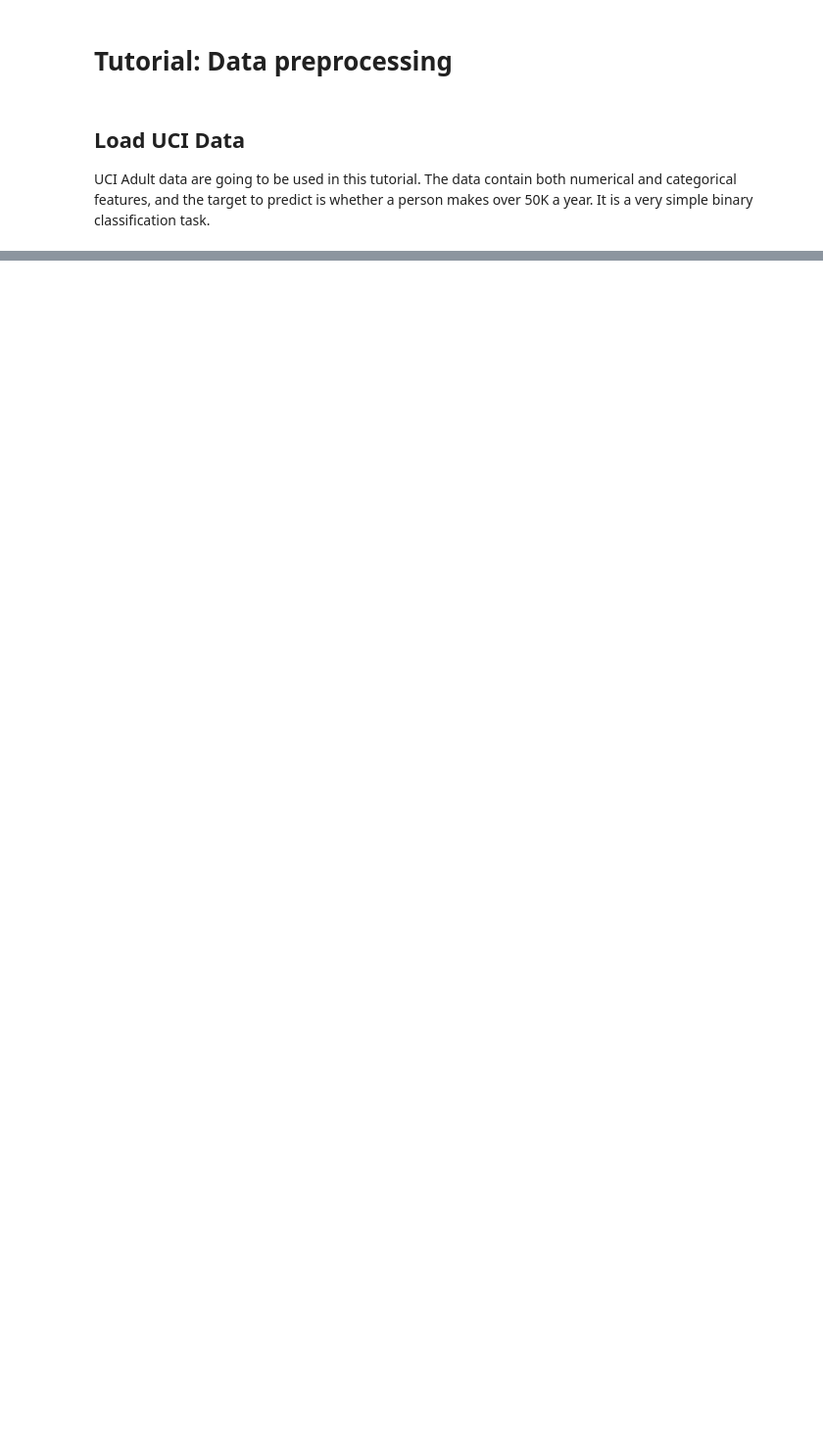
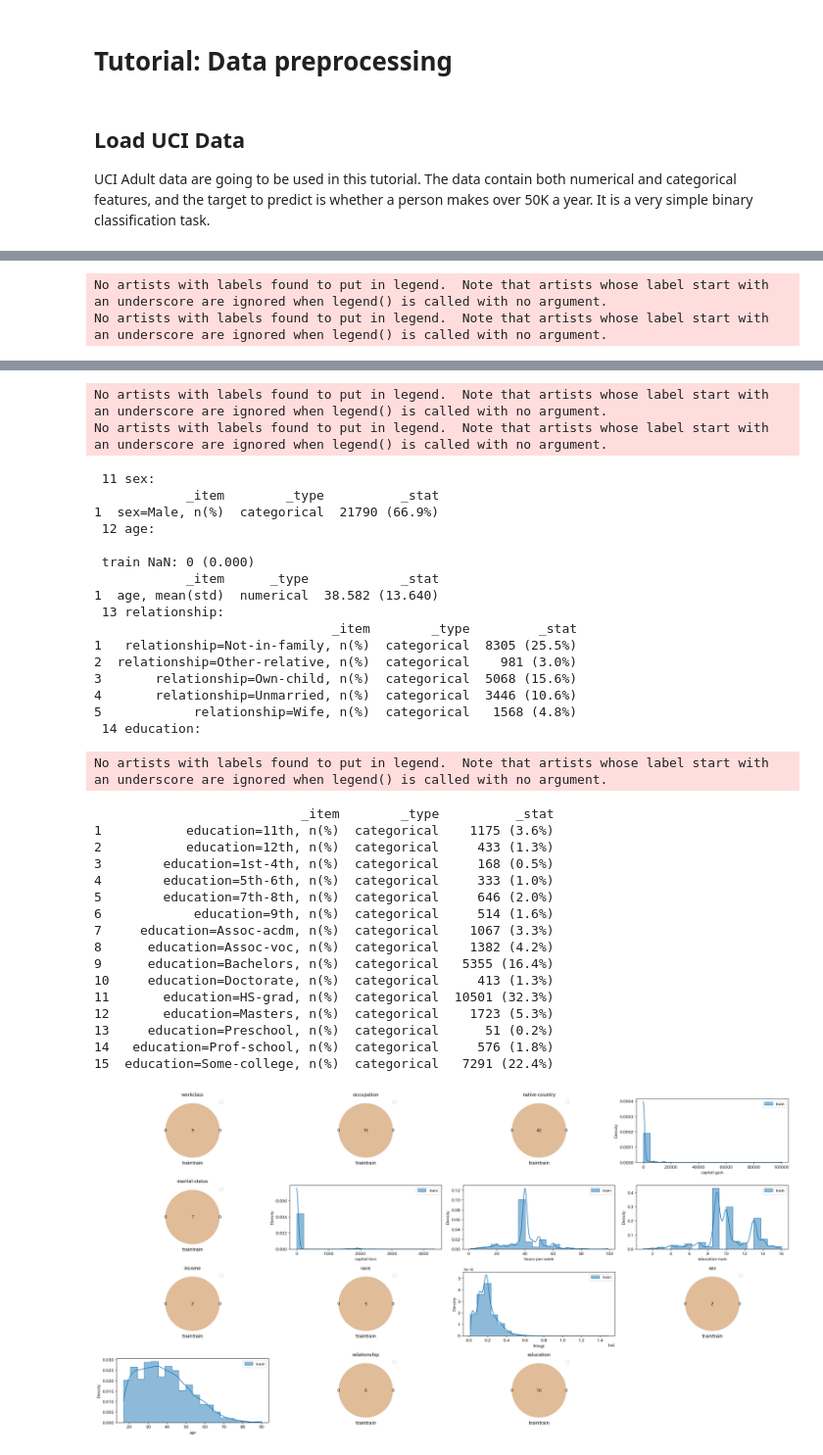
Before and after one commit to analokmaus/kuma_utils, a Jupyter notebook: examples/Exploratory_data_analysis.ipynb, the cells around one changed output, grey strips where cells are left out. Shown at 98% size. Saved outputs shown, nothing was run; the diff lists cells and outputs as text; code cells hidden in the pictures; blank space fills up the shorter version.

```diff
--- a/examples/Exploratory_data_analysis.ipynb
+++ b/examples/Exploratory_data_analysis.ipynb
@@ -15,2 +29,6 @@ test.head()
 # %%
 from kuma_utils.visualization import explore_data
+# %%
+explore_data(
+    train, exclude_columns=[])
+# %% [output]
@@ -16,0 +73,2 @@ from kuma_utils.visualization import explore_data
+No artists with labels found to put in legend.  Note that artists whose label start with an underscore are ignored when legend() is called with no argument.
+No artists with labels found to put in legend.  Note that artists whose label start with an underscore are ignored when legend() is called with no argument.
@@ -16,0 +89,36 @@ from kuma_utils.visualization import explore_data
+No artists with labels found to put in legend.  Note that artists whose label start with an underscore are ignored when legend() is called with no argument.
+No artists with labels found to put in legend.  Note that artists whose label start with an underscore are ignored when legend() is called with no argument.
+ 11 sex:
+            _item        _type          _stat
+1  sex=Male, n(%)  categorical  21790 (66.9%)
+ 12 age:
+
+ train NaN: 0 (0.000)
+            _item      _type            _stat
+1  age, mean(std)  numerical  38.582 (13.640)
+ 13 relationship:
+                               _item        _type         _stat
+1   relationship=Not-in-family, n(%)  categorical  8305 (25.5%)
+2  relationship=Other-relative, n(%)  categorical    981 (3.0%)
+3       relationship=Own-child, n(%)  categorical  5068 (15.6%)
+4       relationship=Unmarried, n(%)  categorical  3446 (10.6%)
+5            relationship=Wife, n(%)  categorical   1568 (4.8%)
+ 14 education:
+No artists with labels found to put in legend.  Note that artists whose label start with an underscore are ignored when legend() is called with no argument.
+                           _item        _type          _stat
+1           education=11th, n(%)  categorical    1175 (3.6%)
+2           education=12th, n(%)  categorical     433 (1.3%)
+3        education=1st-4th, n(%)  categorical     168 (0.5%)
+4        education=5th-6th, n(%)  categorical     333 (1.0%)
+5        education=7th-8th, n(%)  categorical     646 (2.0%)
+6            education=9th, n(%)  categorical     514 (1.6%)
+7     education=Assoc-acdm, n(%)  categorical    1067 (3.3%)
+8      education=Assoc-voc, n(%)  categorical    1382 (4.2%)
+9      education=Bachelors, n(%)  categorical   5355 (16.4%)
+10     education=Doctorate, n(%)  categorical     413 (1.3%)
+11       education=HS-grad, n(%)  categorical  10501 (32.3%)
+12       education=Masters, n(%)  categorical    1723 (5.3%)
+13     education=Preschool, n(%)  categorical      51 (0.2%)
+14   education=Prof-school, n(%)  categorical     576 (1.8%)
+15  education=Some-college, n(%)  categorical   7291 (22.4%)
+[figure, added]
```
Also changed, not shown: parts of 4 cells of this notebook, 13 other files.
